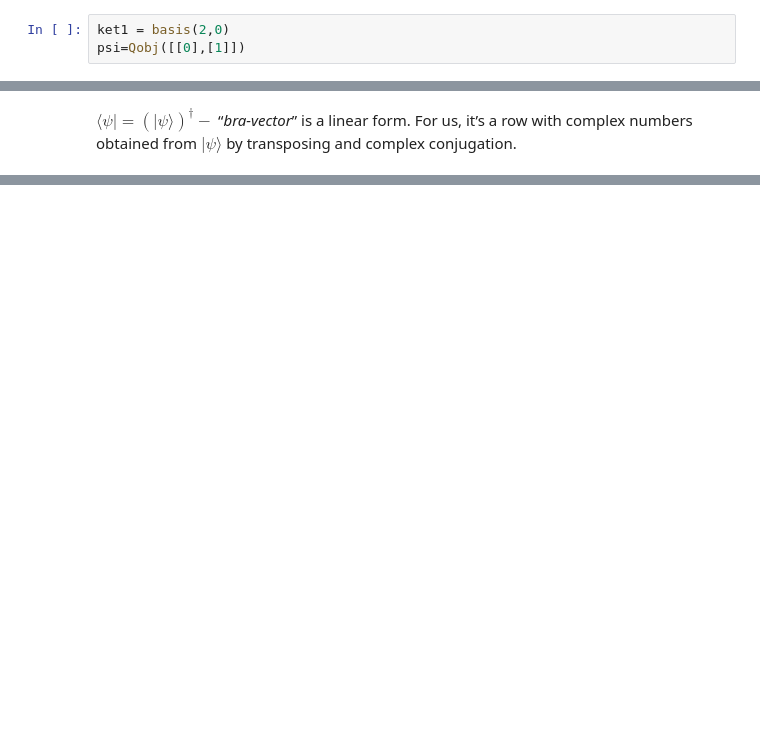
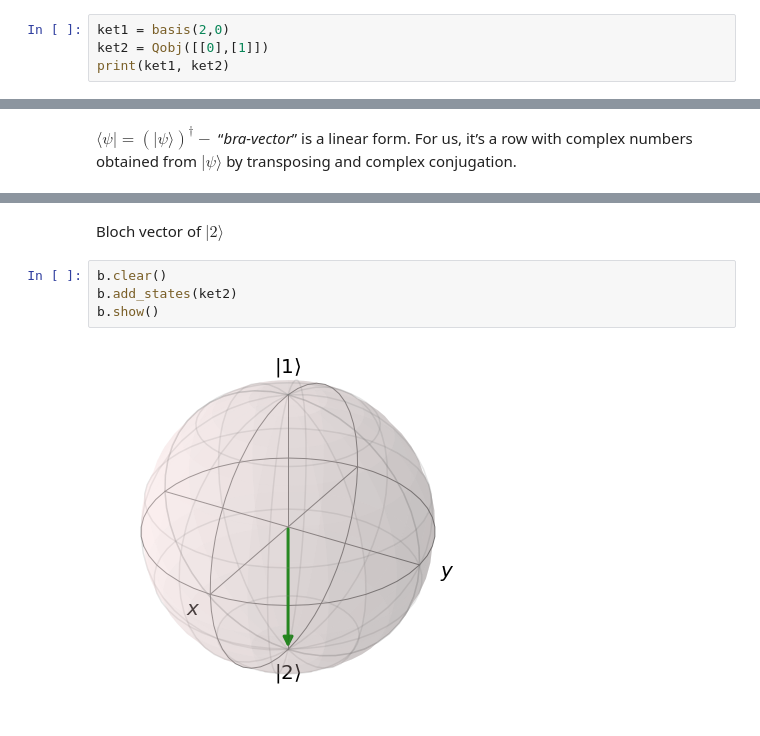
Before and after one commit to tretyakovmipt/quantum-intro-lectures, a Jupyter notebook: lectures-and-code.ipynb, the cells around one changed output, grey strips where cells are left out. Saved outputs shown, nothing was run; the diff lists cells and outputs as text; blank space fills up the shorter version.

```diff
--- a/lectures-and-code.ipynb
+++ b/lectures-and-code.ipynb
@@ -9,4 +11,5 @@ from qutip import *
 $|\psi\rangle -$ “*ket-vector*” aka *quantum state* aka state vector aka *wavefunction* is a vector in Hilbert space. For us, it’s a column with complex numbers.
 # %%
 ket1 = basis(2,0)
-psi=Qobj([[0],[1]])
+ket2 = Qobj([[0],[1]])
+print(ket1, ket2)
@@ -550,0 +259,8 @@ If it exists, it is unique. Does not depend on the initial state.
+# %% [markdown]
+Bloch vector of $|2\rangle$
+# %%
+b.clear()
+b.add_states(ket2)
+b.show()
+# %% [output]
+[figure, added]
```
Also changed, not shown: parts of 46 cells of this notebook.
